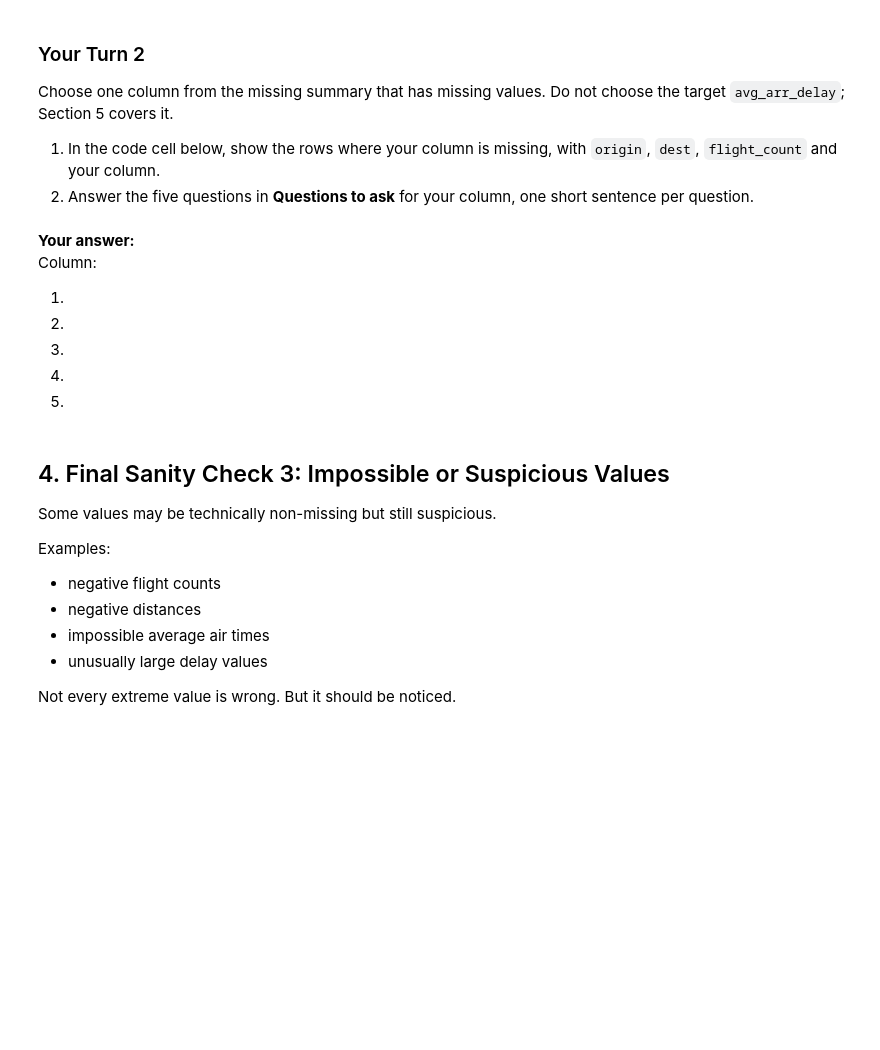
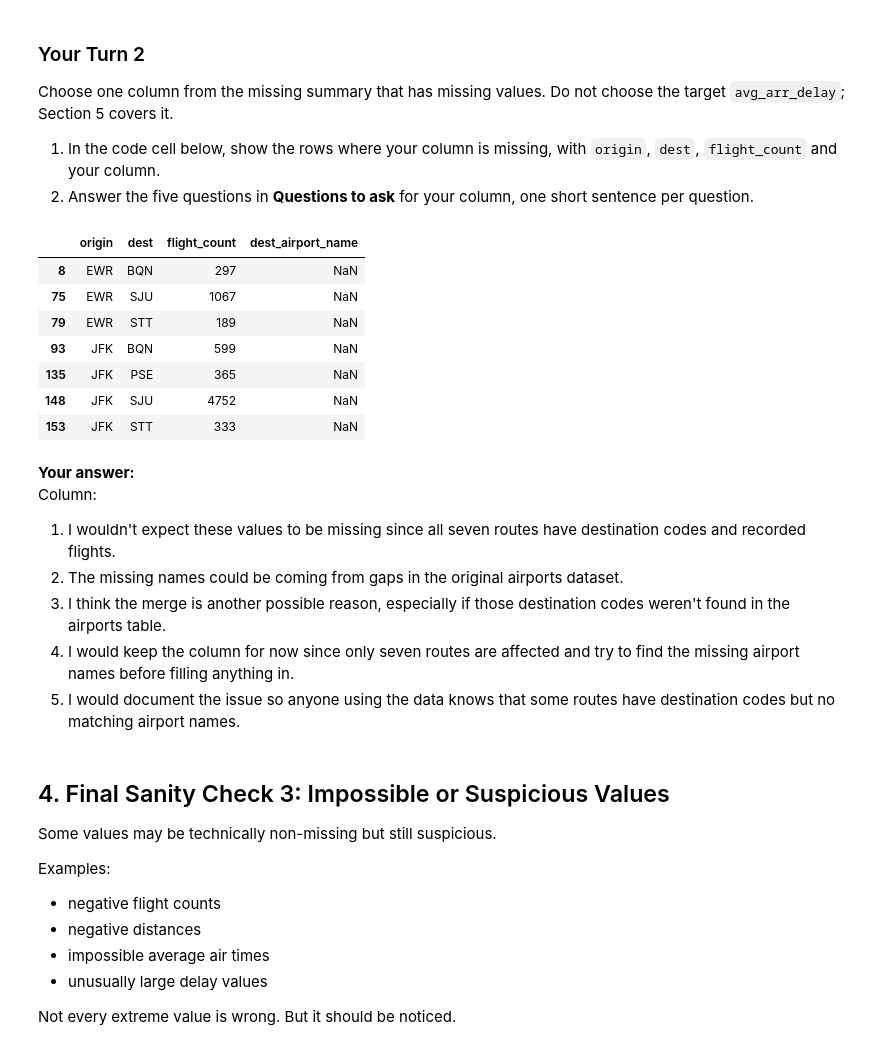
Before and after one commit to diegomend133/ban6003-week11-Diego-Mendez, a Jupyter notebook: notebooks/module11_abt_documentation_guided_lab.ipynb, the cells around one changed output. Cells and saved outputs as stored; diff of their text form; code cells hidden in the pictures; blank space fills up the shorter version.

```diff
--- a/notebooks/module11_abt_documentation_guided_lab.ipynb
+++ b/notebooks/module11_abt_documentation_guided_lab.ipynb
@@ -191,16 +241,28 @@ Choose one column from the missing summary that has missing values. Do not choos
 # %%
 # Your Turn 2
 # Replace your_column with the column you chose, then show its missing rows.
 # Hint: route_abt[route_abt["your_column"].isna()][["origin", "dest", "flight_count", "your_column"]]
+route_abt[route_abt["dest_airport_name"].isna()][
+    ["origin", "dest", "flight_count", "dest_airport_name"]
+]
+# %% [output]
+|  | origin | dest | flight_count | dest_airport_name |
+| 8 | EWR | BQN | 297 | NaN |
+| 75 | EWR | SJU | 1067 | NaN |
+| 79 | EWR | STT | 189 | NaN |
+| 93 | JFK | BQN | 599 | NaN |
+| 135 | JFK | PSE | 365 | NaN |
+| 148 | JFK | SJU | 4752 | NaN |
+| 153 | JFK | STT | 333 | NaN |
 # %% [markdown]
 **Your answer:**
 Column:
 
-1.
-2.
-3.
-4.
-5.
+1. I wouldn't expect these values to be missing since all seven routes have destination codes and recorded flights.
+2. The missing names could be coming from gaps in the original airports dataset.
+3. I think the merge is another possible reason, especially if those destination codes weren't found in the airports table.
+4. I would keep the column for now since only seven routes are affected and try to find the missing airport names before filling anything in.
+5. I would document the issue so anyone using the data knows that some routes have destination codes but no matching airport names.
 # %% [markdown]
 ## 4. Final Sanity Check 3: Impossible or Suspicious Values
 
```
Also changed, not shown: parts of 27 cells of this notebook, 3 other files.
